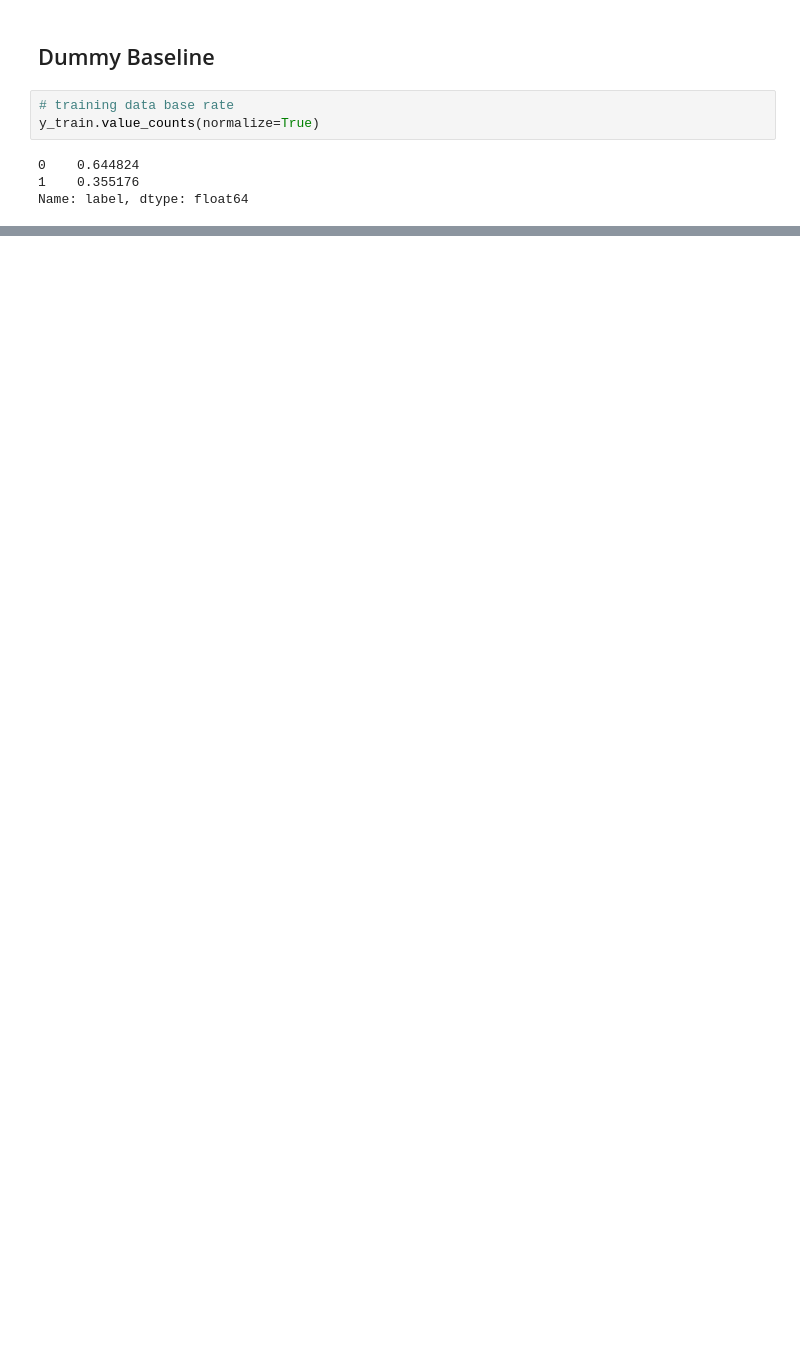
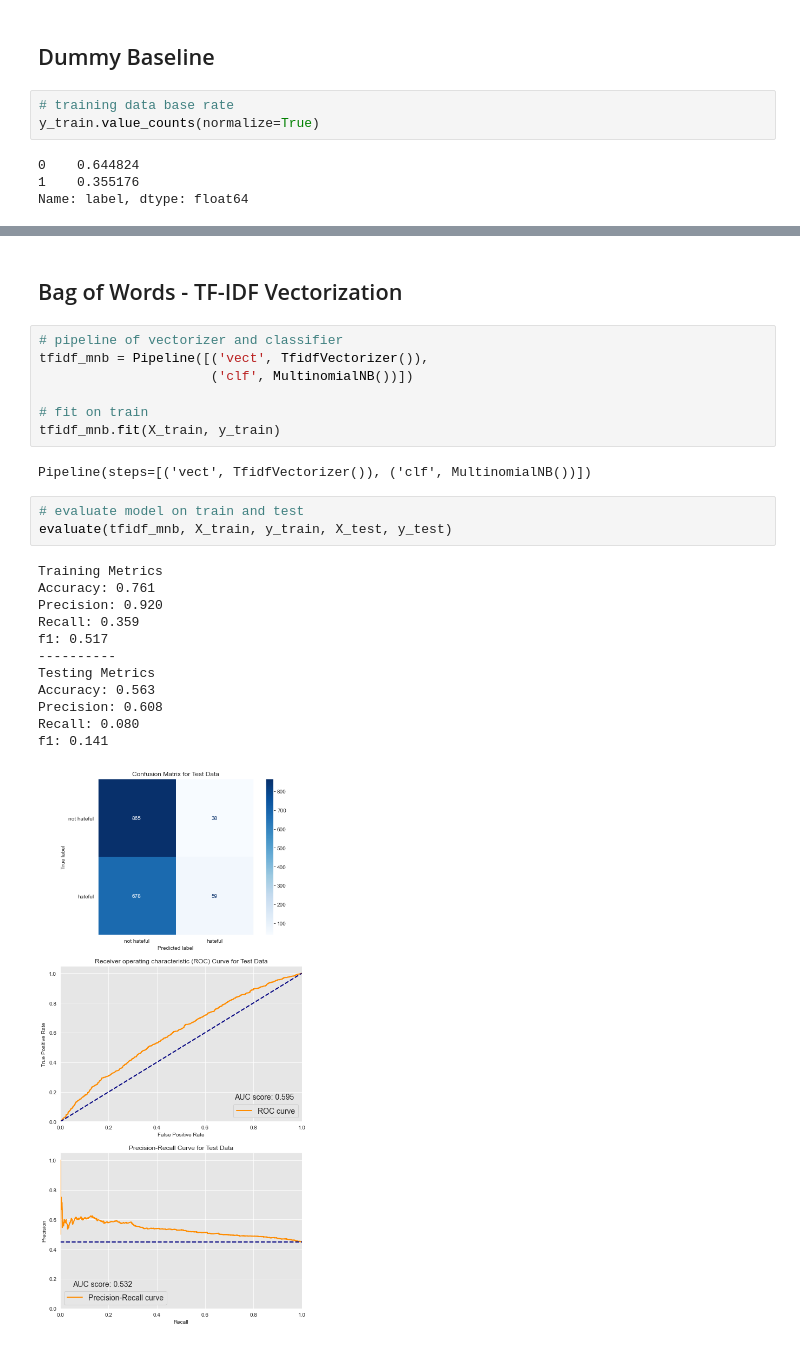
Before and after one commit to andrewwhitman/HatefulMemesDetection, a Jupyter notebook: notebooks/Models.ipynb, the cells around one changed output, grey strips where cells are left out. Cells and saved outputs as stored; diff of their text form; blank space fills up the shorter version.

```diff
--- a/notebooks/Models.ipynb
+++ b/notebooks/Models.ipynb
@@ -133,0 +276,27 @@ f1: 0.430
+# %% [markdown]
+## Bag of Words - TF-IDF Vectorization
+# %%
+# pipeline of vectorizer and classifier
+tfidf_mnb = Pipeline([('vect', TfidfVectorizer()),
+                      ('clf', MultinomialNB())])
+
+# fit on train
+tfidf_mnb.fit(X_train, y_train)
+# %% [output]
+Pipeline(steps=[('vect', TfidfVectorizer()), ('clf', MultinomialNB())])
+# %%
+# evaluate model on train and test
+evaluate(tfidf_mnb, X_train, y_train, X_test, y_test)
+# %% [output]
+Training Metrics
+Accuracy: 0.761
+Precision: 0.920
+Recall: 0.359
+f1: 0.517
+----------
+Testing Metrics
+Accuracy: 0.563
+Precision: 0.608
+Recall: 0.080
+f1: 0.141
+[figure, added]
```
Also changed, not shown: parts of 35 cells of this notebook, 1 other file.
